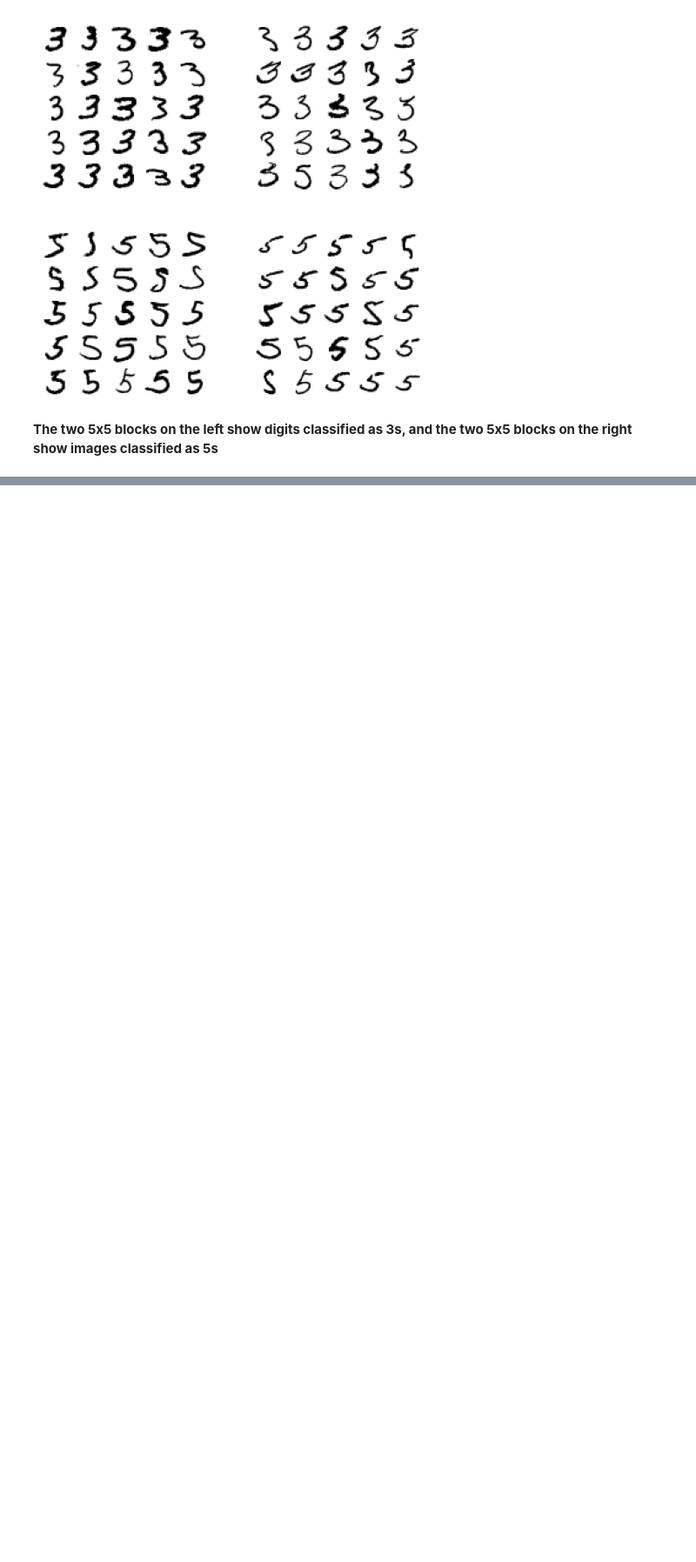
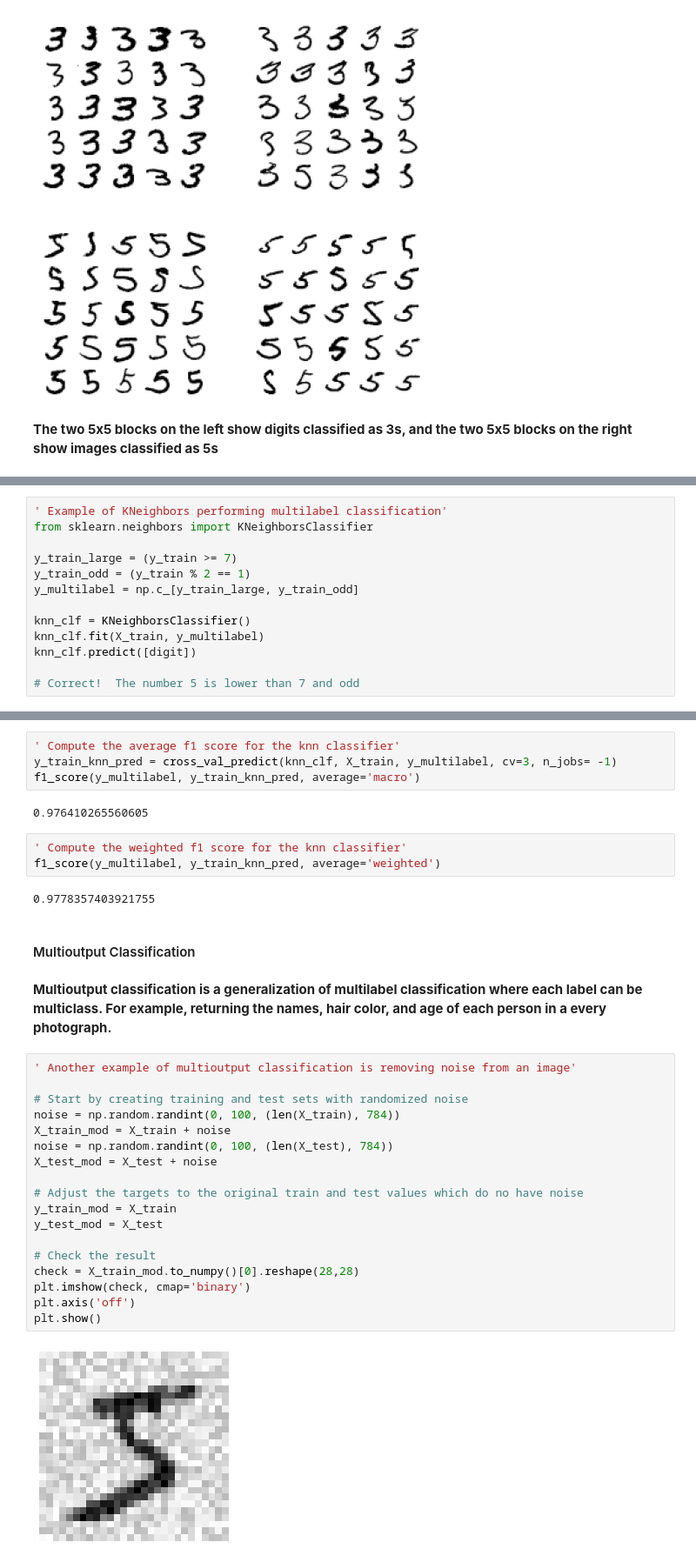
Before and after one commit to HyerQuality/O-Reilly-Hands-On-Machine-Learning, a Jupyter notebook: Chapter 3/Chapter 3 - Classification.ipynb, the cells around one changed output, grey strips where cells are left out. Shown at 87% size. Saved outputs shown, nothing was run; the diff lists cells and outputs as text; blank space fills up the shorter version.

```diff
--- a/Chapter 3/Chapter 3 - Classification.ipynb
+++ b/Chapter 3/Chapter 3 - Classification.ipynb
@@ -441,0 +446,13 @@ plt.show()
+# %%
+' Example of KNeighbors performing multilabel classification'
+from sklearn.neighbors import KNeighborsClassifier
+
+y_train_large = (y_train >= 7)
+y_train_odd = (y_train % 2 == 1)
+y_multilabel = np.c_[y_train_large, y_train_odd]
+
+knn_clf = KNeighborsClassifier()
+knn_clf.fit(X_train, y_multilabel)
+knn_clf.predict([digit])
+
+# Correct!  The number 5 is lower than 7 and odd
@@ -441,0 +463,35 @@ plt.show()
+# %%
+' Compute the average f1 score for the knn classifier'
+y_train_knn_pred = cross_val_predict(knn_clf, X_train, y_multilabel, cv=3, n_jobs= -1)
+f1_score(y_multilabel, y_train_knn_pred, average='macro')
+# %% [output]
+0.976410265560605
+# %%
+' Compute the weighted f1 score for the knn classifier'
+f1_score(y_multilabel, y_train_knn_pred, average='weighted')
+# %% [output]
+0.9778357403921755
+# %% [markdown]
+#### Multioutput Classification
+# %% [markdown]
+<b> Multioutput classification is a generalization of multilabel classification where each label can be multiclass.  For example, returning the names, hair color, and age of each person in a every photograph. <b>
+# %%
+' Another example of multioutput classification is removing noise from an image'
+
+# Start by creating training and test sets with randomized noise
+noise = np.random.randint(0, 100, (len(X_train), 784))
+X_train_mod = X_train + noise
+noise = np.random.randint(0, 100, (len(X_test), 784))
+X_test_mod = X_test + noise
+
+# Adjust the targets to the original train and test values which do no have noise
+y_train_mod = X_train
+y_test_mod = X_test
+
+# Check the result
+check = X_train_mod.to_numpy()[0].reshape(28,28)
+plt.imshow(check, cmap='binary')
+plt.axis('off')
+plt.show()
+# %% [output]
+[figure, added]
```
Also changed, not shown: parts of 6 cells of this notebook.
